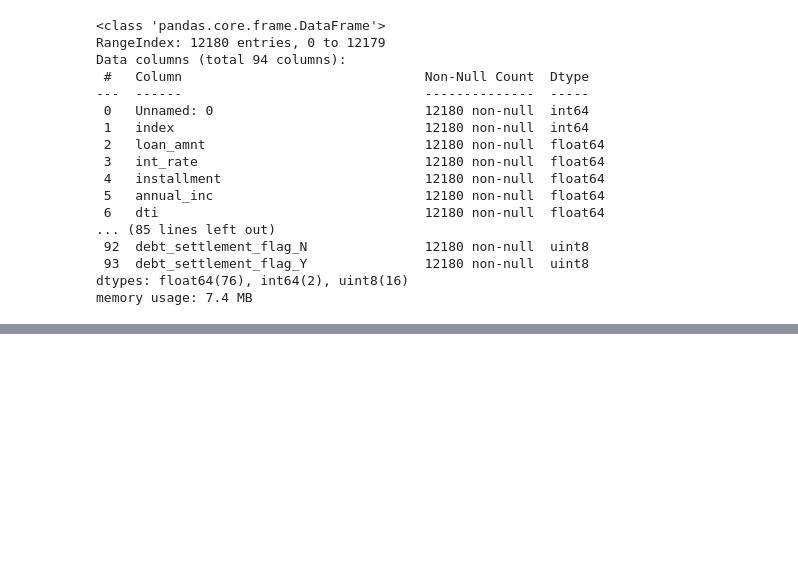
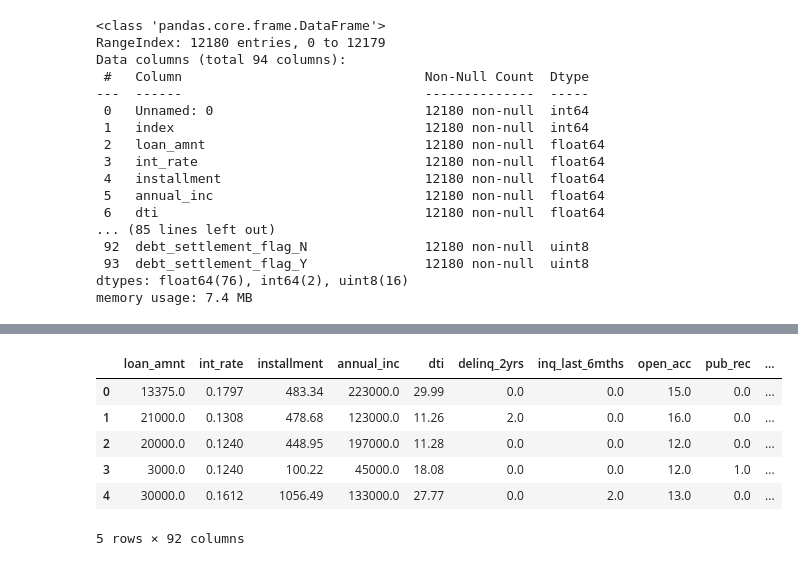
Before and after one commit to Joel-A-Navarro/credit-risk-homework, a Jupyter notebook: Credit Risk Evaluator HM19.ipynb, the cells around one changed output, grey strips where cells are left out. Cells and saved outputs as stored; diff of their text form; code cells hidden in the pictures; blank space fills up the shorter version.

```diff
--- a/Credit Risk Evaluator HM19.ipynb
+++ b/Credit Risk Evaluator HM19.ipynb
@@ -111,3 +156,16 @@ for col in X_train.columns:
+# %%
+# drop unnecessary columns from training data
+X_train = X_train.drop(['index', 'Unnamed: 0'], axis=1)
+# %%
+X_train.head()
+# %% [output]
+|  | loan_amnt | int_rate | installment | annual_inc | dti | delinq_2yrs | inq_last_6mths | open_acc | pub_rec | ... |
+| 0 | 13375.0 | 0.1797 | 483.34 | 223000.0 | 29.99 | 0.0 | 0.0 | 15.0 | 0.0 | ... |
+| 1 | 21000.0 | 0.1308 | 478.68 | 123000.0 | 11.26 | 2.0 | 0.0 | 16.0 | 0.0 | ... |
+| 2 | 20000.0 | 0.1240 | 448.95 | 197000.0 | 11.28 | 0.0 | 0.0 | 12.0 | 0.0 | ... |
+| 3 | 3000.0 | 0.1240 | 100.22 | 45000.0 | 18.08 | 0.0 | 0.0 | 12.0 | 1.0 | ... |
+| 4 | 30000.0 | 0.1612 | 1056.49 | 133000.0 | 27.77 | 0.0 | 2.0 | 13.0 | 0.0 | ... |
+5 rows × 92 columns
 # %%
 # train the Logistic Regression model on the unscaled data and print the model score
 # %%
```
Also changed, not shown: parts of 20 cells of this notebook.
